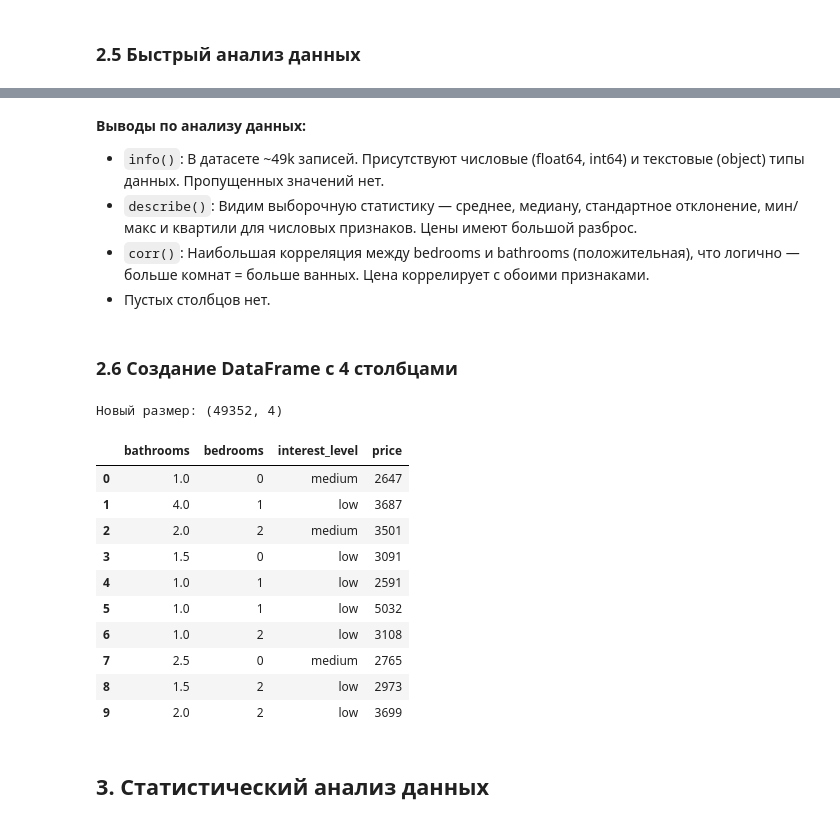
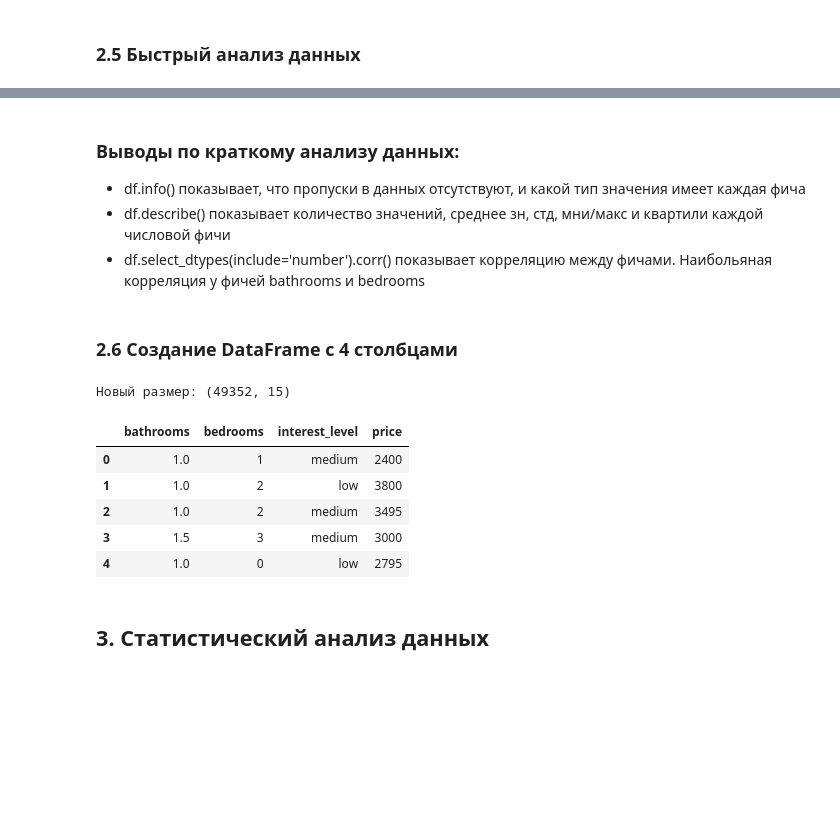
Before and after one commit to montclere/ml-projects-s21, a Jupyter notebook: ml1/main_ml1.ipynb, the cells around one changed output, grey strips where cells are left out. Drawn from its saved outputs; the diff is of its cells as text; code cells hidden in the pictures; blank space fills up the shorter version.

```diff
--- a/ml1/main_ml1.ipynb
+++ b/ml1/main_ml1.ipynb
@@ -53,21 +53,31 @@
 # %% [markdown]
 ### 2.1 Импорт библиотек
 # %%
-# 2.1 Импорт библиотек
+import numpy as np
 import pandas as pd
-import numpy as np
 import matplotlib.pyplot as plt
 import seaborn as sns
+import lightgbm as lgb
+import statsmodels.api as sm
+from scipy import stats
 
 from sklearn.linear_model import LinearRegression
 from sklearn.tree import DecisionTreeRegressor
 from sklearn.preprocessing import PolynomialFeatures
 from sklearn.metrics import mean_absolute_error, root_mean_squared_error
-from scipy import stats
+
+
+# === Настройки отображения ===
+pd.set_option("display.max_columns", None)   # показывать все столбцы
+sns.set_theme(style="whitegrid")             # единый стиль графиков
+plt.style.use('seaborn-v0_8-whitegrid')      # единый стиль графиков
+
+%matplotlib inline
+
 import warnings
 warnings.filterwarnings('ignore')
 
-plt.style.use('seaborn-v0_8-whitegrid')
+
 print("Все библиотеки успешно импортированы!")
 # %% [output]
 Все библиотеки успешно импортированы!
@@ -197,30 +178,25 @@ dtype: int64
-# %% [markdown]
-**Выводы по анализу данных:**
-- `info()`: В датасете ~49k записей. Присутствуют числовые (float64, int64) и текстовые (object) типы данных. Пропущенных значений нет.
-- `describe()`: Видим выборочную статистику — среднее, медиану, стандартное отклонение, мин/макс и квартили для числовых признаков. Цены имеют большой разброс.
-- `corr()`: Наибольшая корреляция между bedrooms и bathrooms (положительная), что логично — больше комнат = больше ванных. Цена коррелирует с обоими признаками.
-- Пустых столбцов нет.
+# %% [markdown]
+### Выводы по краткому анализу данных:
+- df.info() показывает, что пропуски в данных отсутствуют, и какой тип значения имеет каждая фича
+- df.describe() показывает количество значений, среднее зн, стд, мни/макс и квартили каждой числовой фичи
+- df.select_dtypes(include='number').corr() показывает корреляцию между фичами. Наибольяная корреляция у фичей
+bathrooms и bedrooms
 # %% [markdown]
 ### 2.6 Создание DataFrame с 4 столбцами
 # %%
-# 2.6 Оставляем только нужные столбцы
-df = df[["bathrooms", "bedrooms", "interest_level", "price"]].copy()
-df = df.reset_index(drop=True)
+features = ['bathrooms', 'bedrooms', 'interest_level']
+df_selected = df[features +  ['price']].copy()
+df_selected = df_selected.reset_index(drop=True)
 print(f"Новый размер: {df.shape}")
-df.head(10)
+df_selected.head()
 # %% [output]
-Новый размер: (49352, 4)
+Новый размер: (49352, 15)
 |  | bathrooms | bedrooms | interest_level | price |
-| 0 | 1.0 | 0 | medium | 2647 |
-| 1 | 4.0 | 1 | low | 3687 |
-| 2 | 2.0 | 2 | medium | 3501 |
-| 3 | 1.5 | 0 | low | 3091 |
-| 4 | 1.0 | 1 | low | 2591 |
-| 5 | 1.0 | 1 | low | 5032 |
-| 6 | 1.0 | 2 | low | 3108 |
-| 7 | 2.5 | 0 | medium | 2765 |
-| 8 | 1.5 | 2 | low | 2973 |
-| 9 | 2.0 | 2 | low | 3699 |
+| 0 | 1.0 | 1 | medium | 2400 |
+| 1 | 1.0 | 2 | low | 3800 |
+| 2 | 1.0 | 2 | medium | 3495 |
+| 3 | 1.5 | 3 | medium | 3000 |
+| 4 | 1.0 | 0 | low | 2795 |
 # %% [markdown]
 ## 3. Статистический анализ данных
 # %% [markdown]
```
Also changed, not shown: parts of 66 cells of this notebook.
